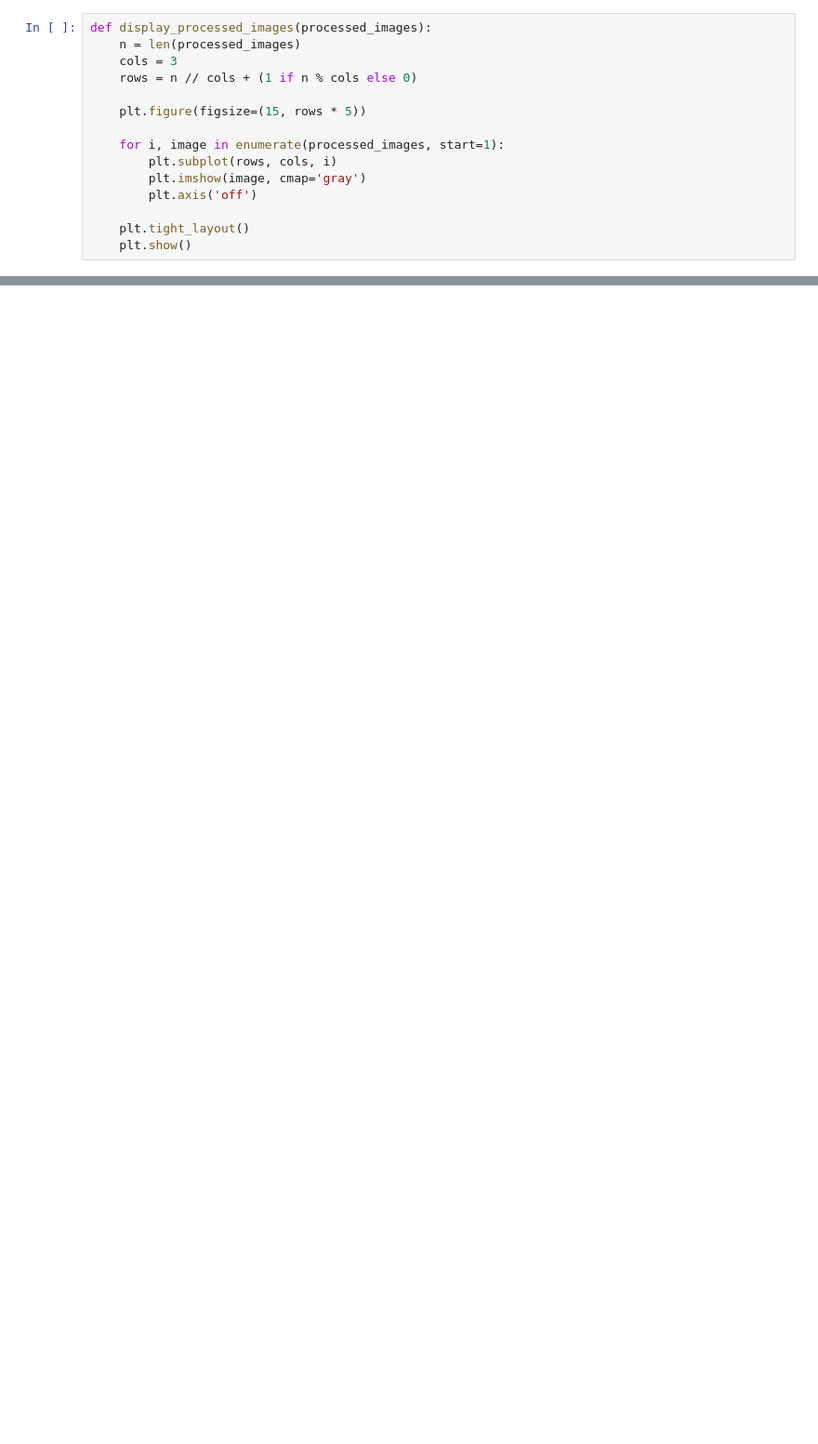
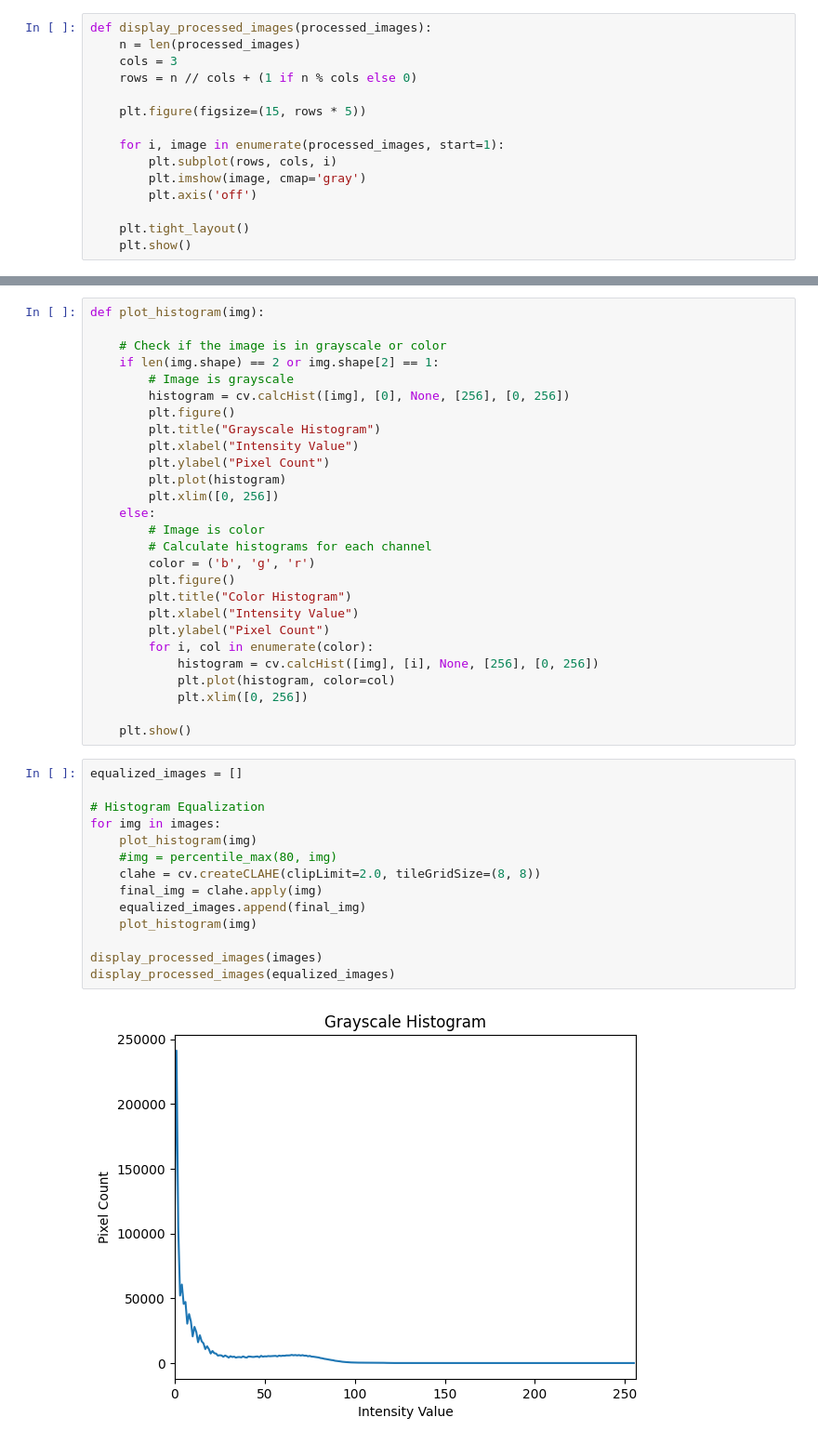
Before and after one commit to RRabayah/CVProj, a Jupyter notebook: task2.ipynb, the cells around one changed output, grey strips where cells are left out. Shown at 93% size. Saved outputs shown, nothing was run; the diff lists cells and outputs as text; blank space fills up the shorter version.

```diff
--- a/task2.ipynb
+++ b/task2.ipynb
@@ -87,0 +335,43 @@ display_processed_images(processed_images=processed_images)
+# %%
+def plot_histogram(img):
+
+    # Check if the image is in grayscale or color
+    if len(img.shape) == 2 or img.shape[2] == 1:
+        # Image is grayscale
+        histogram = cv.calcHist([img], [0], None, [256], [0, 256])
+        plt.figure()
+        plt.title("Grayscale Histogram")
+        plt.xlabel("Intensity Value")
+        plt.ylabel("Pixel Count")
+        plt.plot(histogram)
+        plt.xlim([0, 256])
+    else:
+        # Image is color
+        # Calculate histograms for each channel
+        color = ('b', 'g', 'r')
+        plt.figure()
+        plt.title("Color Histogram")
+        plt.xlabel("Intensity Value")
+        plt.ylabel("Pixel Count")
+        for i, col in enumerate(color):
+            histogram = cv.calcHist([img], [i], None, [256], [0, 256])
+            plt.plot(histogram, color=col)
+            plt.xlim([0, 256])
+
+    plt.show()
+# %%
+equalized_images = []
+
+# Histogram Equalization
+for img in images:
+    plot_histogram(img)
+    #img = percentile_max(80, img)
+    clahe = cv.createCLAHE(clipLimit=2.0, tileGridSize=(8, 8))
+    final_img = clahe.apply(img)
+    equalized_images.append(final_img)
+    plot_histogram(img)
+
+display_processed_images(images)
+display_processed_images(equalized_images)
+# %% [output]
+[figure, added]
```
Also changed, not shown: parts of 10 cells of this notebook, 4 other files.
